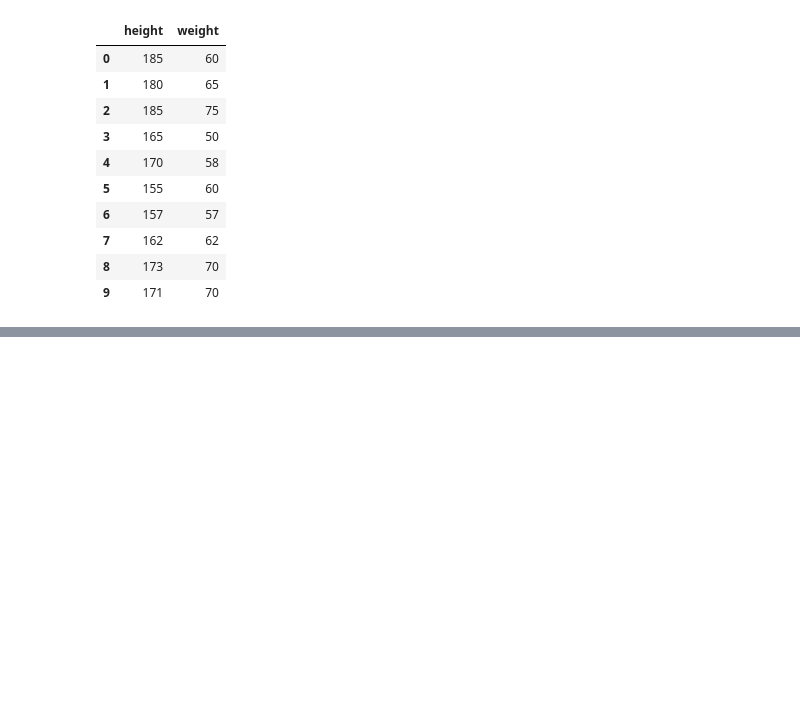
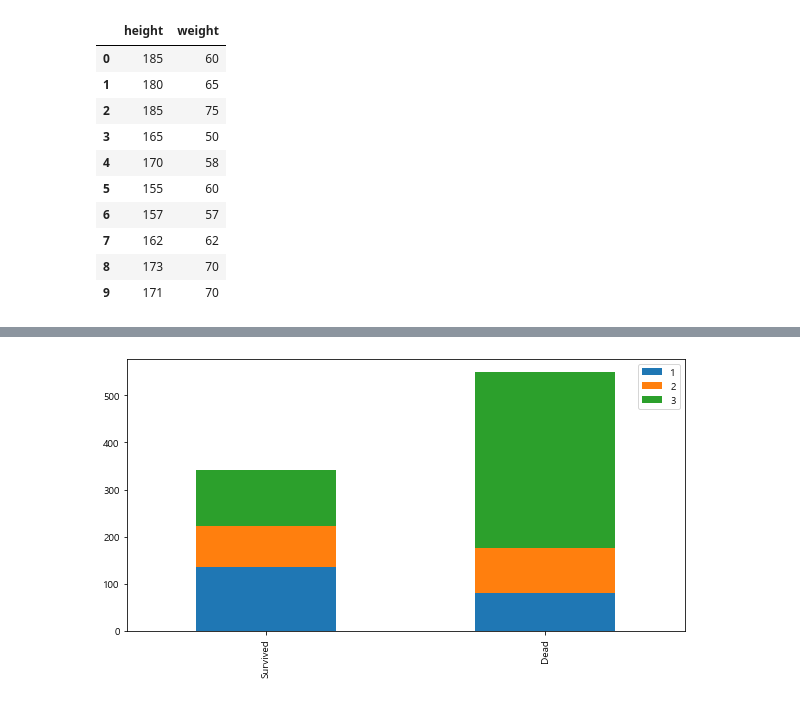
Before and after one commit to not147/PythonBasic, a Jupyter notebook: pythonwork/ai/5_기타 알고리즘.ipynb, the cells around one changed output, grey strips where cells are left out. Cells and saved outputs as stored; diff of their text form; code cells hidden in the pictures; blank space fills up the shorter version.

```diff
--- a/pythonwork/ai/5_기타 알고리즘.ipynb
+++ b/pythonwork/ai/5_기타 알고리즘.ipynb
@@ -452,0 +743,4 @@ df
+# %%
+bar_chart("Pclass")
+# %% [output]
+[figure, added]
```
Also changed, not shown: parts of 60 cells of this notebook, 2 other files.
